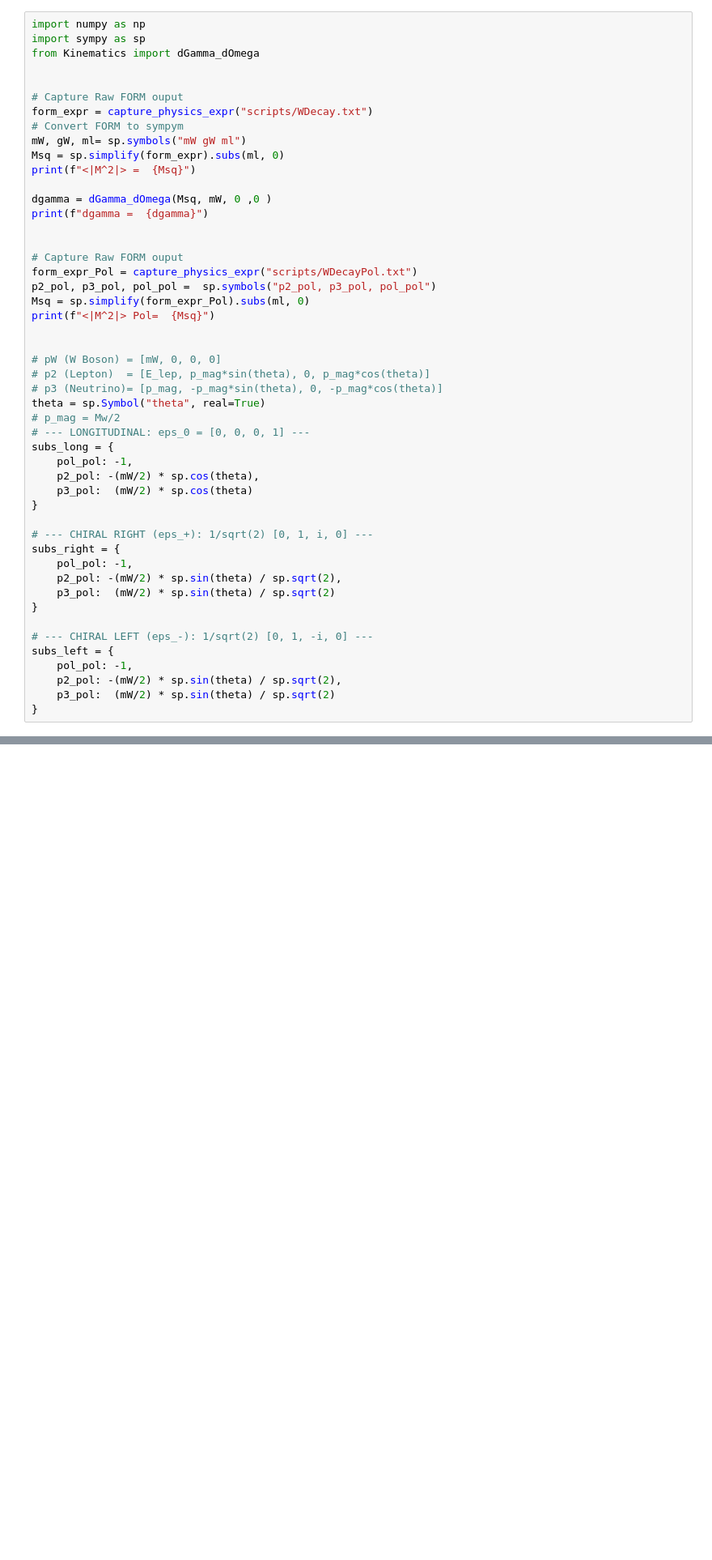
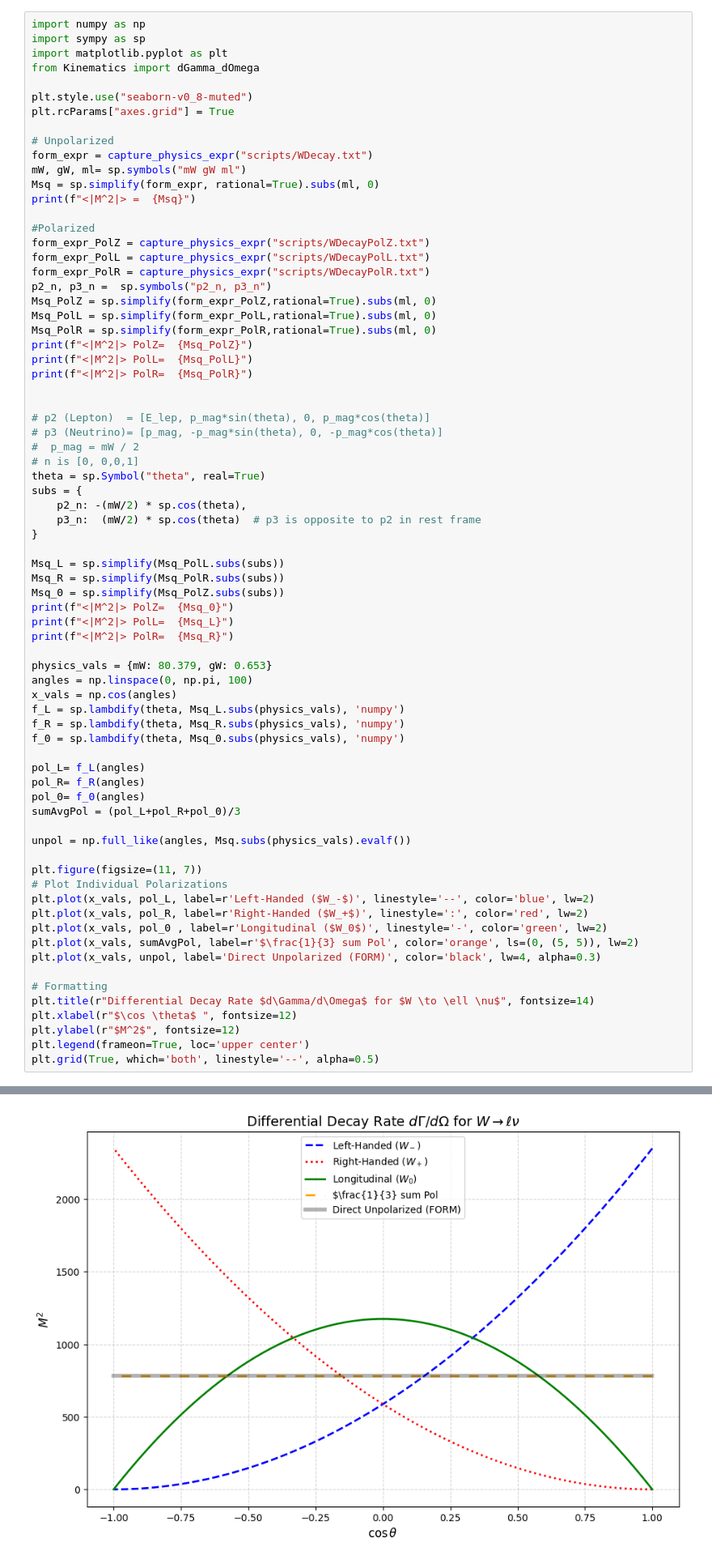
Before and after one commit to AnChristos/FORM_Examples, a Jupyter notebook: Notebooks/WDecay.ipynb, the cells around one changed output, grey strips where cells are left out. Shown at 81% size. Drawn from its saved outputs; the diff is of its cells as text; blank space fills up the shorter version.

Commit message:
W decay

```diff
--- a/Notebooks/WDecay.ipynb
+++ b/Notebooks/WDecay.ipynb
@@ -60,50 +108,74 @@ FORM 5.0.0 (Jan 27 2026, v5.0.0)                 Run: Sun Apr 12 19:48:34 2026
 # %%
 import numpy as np
 import sympy as sp
+import matplotlib.pyplot as plt
 from Kinematics import dGamma_dOmega
 
+plt.style.use("seaborn-v0_8-muted")
+plt.rcParams["axes.grid"] = True
 
-# Capture Raw FORM ouput
+# Unpolarized
 form_expr = capture_physics_expr("scripts/WDecay.txt")
-# Convert FORM to sympym
 mW, gW, ml= sp.symbols("mW gW ml")
-Msq = sp.simplify(form_expr).subs(ml, 0)
+Msq = sp.simplify(form_expr, rational=True).subs(ml, 0)
 print(f"<|M^2|> =  {Msq}")
 
-dgamma = dGamma_dOmega(Msq, mW, 0 ,0 )
-print(f"dgamma =  {dgamma}")
+#Polarized
+form_expr_PolZ = capture_physics_expr("scripts/WDecayPolZ.txt")
+form_expr_PolL = capture_physics_expr("scripts/WDecayPolL.txt")
+form_expr_PolR = capture_physics_expr("scripts/WDecayPolR.txt")
+p2_n, p3_n =  sp.symbols("p2_n, p3_n")
+Msq_PolZ = sp.simplify(form_expr_PolZ,rational=True).subs(ml, 0)
+Msq_PolL = sp.simplify(form_expr_PolL,rational=True).subs(ml, 0)
+Msq_PolR = sp.simplify(form_expr_PolR,rational=True).subs(ml, 0)
+print(f"<|M^2|> PolZ=  {Msq_PolZ}")
+print(f"<|M^2|> PolL=  {Msq_PolL}")
+print(f"<|M^2|> PolR=  {Msq_PolR}")
 
 
-# Capture Raw FORM ouput
-form_expr_Pol = capture_physics_expr("scripts/WDecayPol.txt")
-p2_pol, p3_pol, pol_pol =  sp.symbols("p2_pol, p3_pol, pol_pol")
-Msq = sp.simplify(form_expr_Pol).subs(ml, 0)
-print(f"<|M^2|> Pol=  {Msq}")
-
-
-# pW (W Boson) = [mW, 0, 0, 0]
 # p2 (Lepton)  = [E_lep, p_mag*sin(theta), 0, p_mag*cos(theta)]
 # p3 (Neutrino)= [p_mag, -p_mag*sin(theta), 0, -p_mag*cos(theta)]
+#  p_mag = mW / 2
+# n is [0, 0,0,1]
 theta = sp.Symbol("theta", real=True)
-# p_mag = Mw/2
-# --- LONGITUDINAL: eps_0 = [0, 0, 0, 1] ---
-subs_long = {
-    pol_pol: -1,
-    p2_pol: -(mW/2) * sp.cos(theta),
-    p3_pol:  (mW/2) * sp.cos(theta)
+subs = {
+    p2_n: -(mW/2) * sp.cos(theta),
+    p3_n:  (mW/2) * sp.cos(theta)  # p3 is opposite to p2 in rest frame
 }
 
-# --- CHIRAL RIGHT (eps_+): 1/sqrt(2) [0, 1, i, 0] ---
-subs_right = {
-    pol_pol: -1,
-    p2_pol: -(mW/2) * sp.sin(theta) / sp.sqrt(2),
-    p3_pol:  (mW/2) * sp.sin(theta) / sp.sqrt(2)
-}
+Msq_L = sp.simplify(Msq_PolL.subs(subs))
+Msq_R = sp.simplify(Msq_PolR.subs(subs))
+Msq_0 = sp.simplify(Msq_PolZ.subs(subs))
+print(f"<|M^2|> PolZ=  {Msq_0}")
+print(f"<|M^2|> PolL=  {Msq_L}")
+print(f"<|M^2|> PolR=  {Msq_R}")
 
-# --- CHIRAL LEFT (eps_-): 1/sqrt(2) [0, 1, -i, 0] ---
-subs_left = {
-    pol_pol: -1,
-    p2_pol: -(mW/2) * sp.sin(theta) / sp.sqrt(2),
-    p3_pol:  (mW/2) * sp.sin(theta) / sp.sqrt(2)
-}
+physics_vals = {mW: 80.379, gW: 0.653}
+angles = np.linspace(0, np.pi, 100)
+x_vals = np.cos(angles)
+f_L = sp.lambdify(theta, Msq_L.subs(physics_vals), 'numpy')
+f_R = sp.lambdify(theta, Msq_R.subs(physics_vals), 'numpy')
+f_0 = sp.lambdify(theta, Msq_0.subs(physics_vals), 'numpy')
+
+pol_L= f_L(angles)
+pol_R= f_R(angles)
+pol_0= f_0(angles)
+sumAvgPol = (pol_L+pol_R+pol_0)/3
+
+unpol = np.full_like(angles, Msq.subs(physics_vals).evalf())
+
+plt.figure(figsize=(11, 7))
+# Plot Individual Polarizations
+plt.plot(x_vals, pol_L, label=r'Left-Handed ($W_-$)', linestyle='--', color='blue', lw=2)
+plt.plot(x_vals, pol_R, label=r'Right-Handed ($W_+$)', linestyle=':', color='red', lw=2)
+plt.plot(x_vals, pol_0 , label=r'Longitudinal ($W_0$)', linestyle='-', color='green', lw=2)
+plt.plot(x_vals, sumAvgPol, label=r'$\frac{1}{3} sum Pol', color='orange', ls=(0, (5, 5)), lw=2)
+plt.plot(x_vals, unpol, label='Direct Unpolarized (FORM)', color='black', lw=4, alpha=0.3)
+
+# Formatting
+plt.title(r"Differential Decay Rate $d\Gamma/d\Omega$ for $W \to \ell \nu$", fontsize=14)
+plt.xlabel(r"$\cos \theta$ ", fontsize=12)
+plt.ylabel(r"$M^2$", fontsize=12)
+plt.legend(frameon=True, loc='upper center')
+plt.grid(True, which='both', linestyle='--', alpha=0.5)
 # %% [output]
@@ -112,0 +189 @@ dgamma =  gW**4*sqrt(mW**4)/(32*pi**2*mW)
+[figure, added]
```
Also changed, not shown: parts of 2 cells of this notebook.
